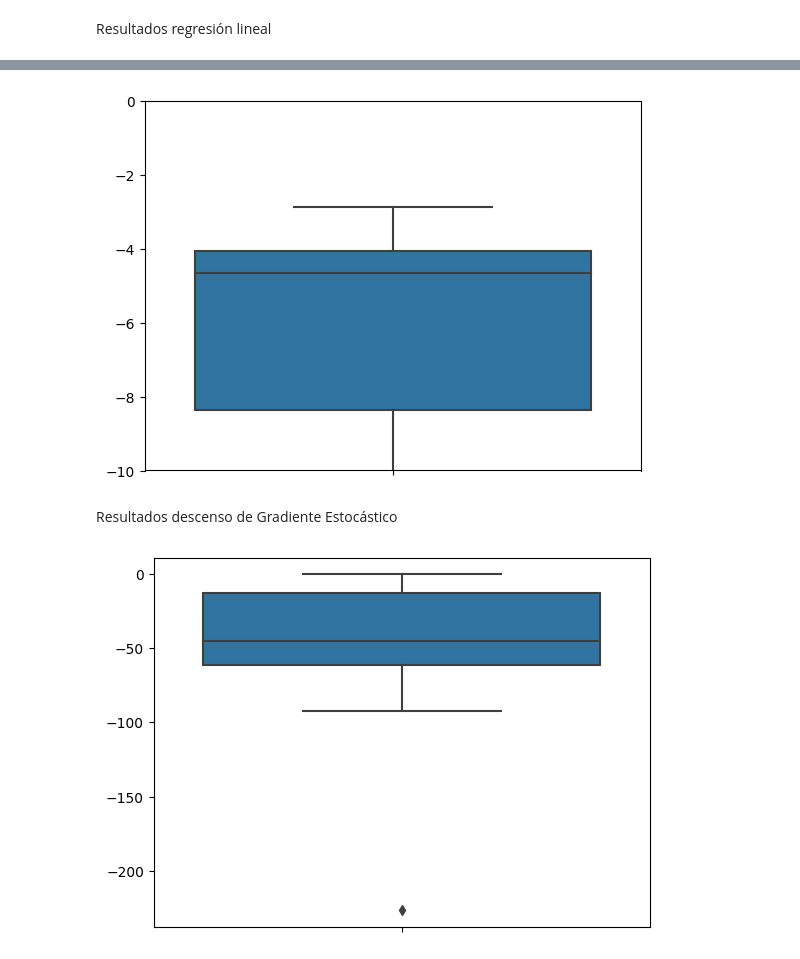
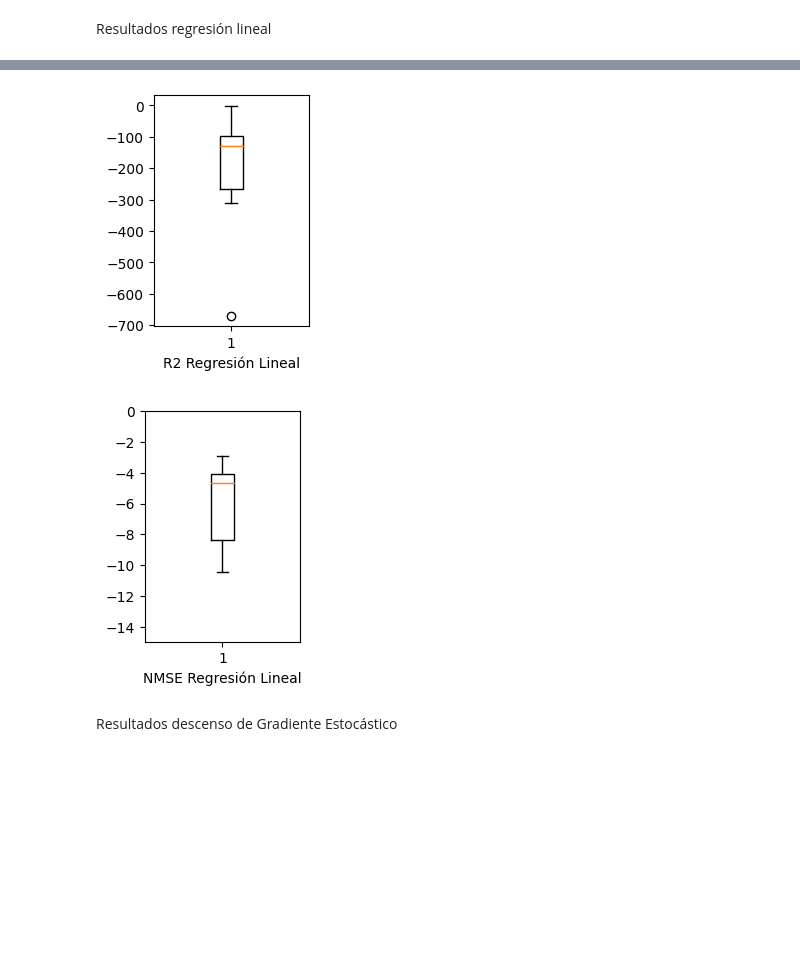
Before and after one commit to JoaqSM/ML_course-colab-files, a Jupyter notebook: Proyecto_Final_ML.ipynb, the cells around one changed output, grey strips where cells are left out. Drawn from its saved outputs; the diff is of its cells as text; code cells hidden in the pictures; blank space fills up the shorter version.

```diff
--- a/Proyecto_Final_ML.ipynb
+++ b/Proyecto_Final_ML.ipynb
@@ -221,19 +226,23 @@ plt.show()
-# %%
-# Create a boxplot using Seaborn
-sns.boxplot(y=scores_LR['test_neg_mean_squared_error'])
-# Set the y-axis range (limits)
-plt.ylim(-10, 0)  # Adjust the range as needed
-# Show the plot
-plt.show()
-# %% [output]
-[figure, removed]
+# %%
+fig = plt.figure(figsize =(2, 3))
+
+# Creating plot
+plt.boxplot(scores_LR['test_r2'])
+plt.xlabel('R2 Regresión Lineal')
+# show plot
+plt.show()
+# %% [output]
+[figure, added]
+# %%
+fig = plt.figure(figsize =(2, 3))
+
+# Creating plot
+plt.boxplot(scores_LR['test_neg_mean_squared_error'])
+plt.ylim(-15, 0)
+plt.xlabel('NMSE Regresión Lineal')
+# show plot
+plt.show()
+# %% [output]
+[figure, added]
 # %% [markdown]
 Resultados descenso de Gradiente Estocástico
-# %%
-# Create a boxplot using Seaborn
-sns.boxplot(y=scores_SDG['test_r2'])
-
-# Show the plot
-plt.show()
-# %% [output]
-[figure, removed]
```
Also changed, not shown: parts of 8 cells of this notebook.
